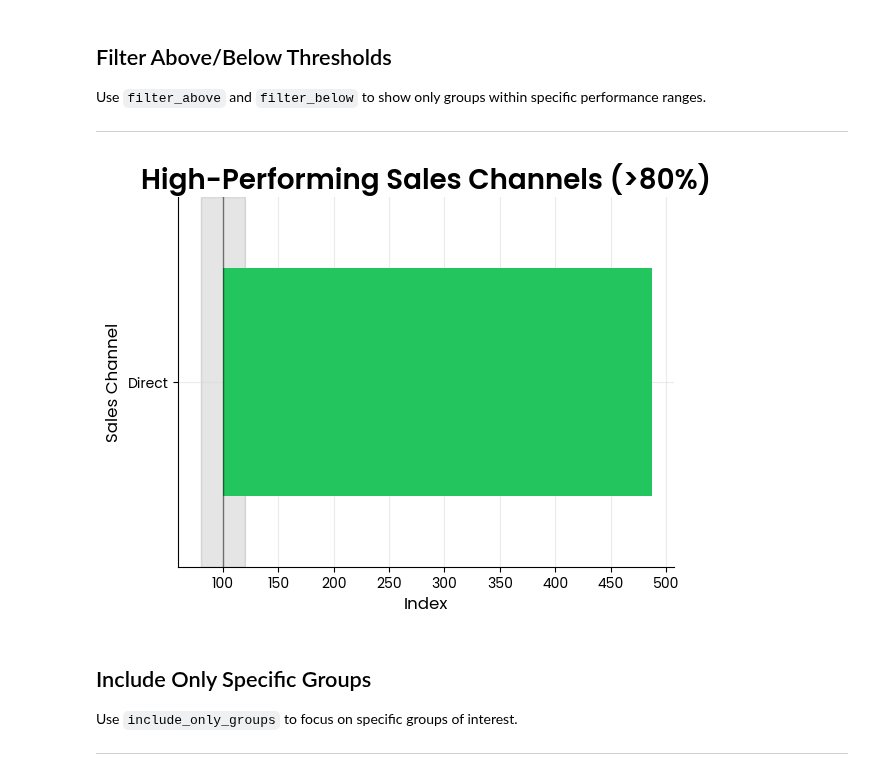
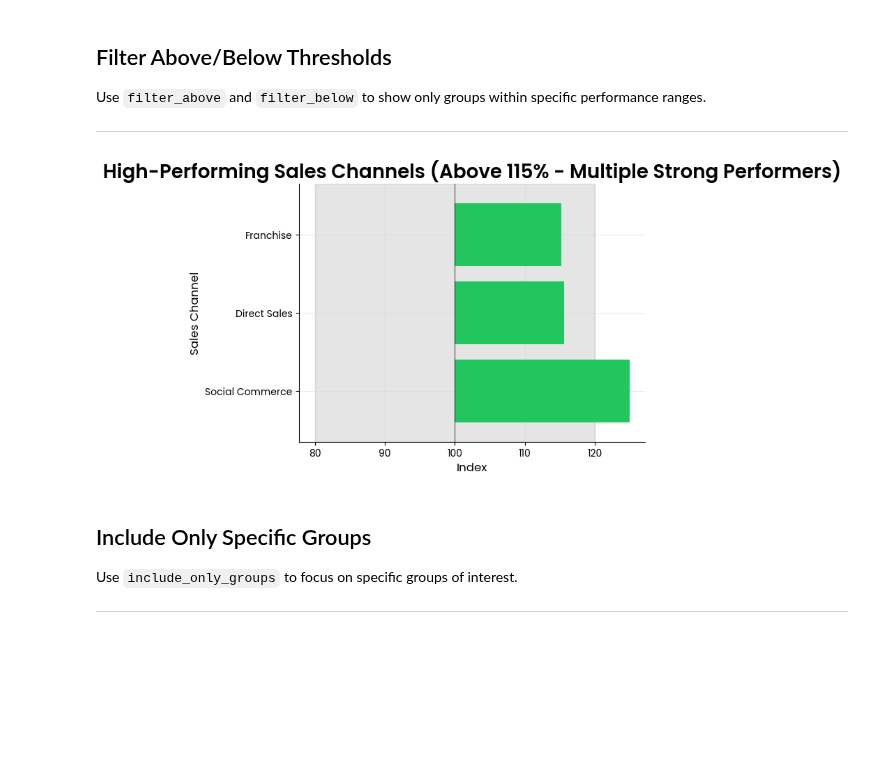
Before and after one commit to Data-Simply/pyretailscience, a Jupyter notebook: docs/gallery/plots/index_plot.ipynb, the cells around one changed output. Cells and saved outputs as stored; diff of their text form; code cells hidden in the pictures; blank space fills up the shorter version.

```diff
--- a/docs/gallery/plots/index_plot.ipynb
+++ b/docs/gallery/plots/index_plot.ipynb
@@ -266,29 +266,52 @@ plt.show()
 Use `filter_above` and `filter_below` to show only groups within specific performance ranges.
 
 ---
-# %%
-rng = np.random.default_rng(42)
-threshold_data = pd.DataFrame(
-    {
-        "product_category": ["Electronics", "Apparel", "Home", "Sports", "Beauty"] * 15,
-        "sales_channel": ["Direct", "Partner", "Online", "Retail", "Wholesale"] * 15,
-        "performance_metric": rng.uniform(5, 25, 75),
-    },
-)
-
-index.plot(
-    threshold_data,
-    value_col="performance_metric",
-    group_col="sales_channel",
-    index_col="product_category",
-    value_to_index="Electronics",
-    filter_above=80,
-    title="High-Performing Sales Channels (>80%)",
-    y_label="Sales Channel",
-)
-plt.show()
-# %% [output]
-[figure, removed]
+# %%
+# Create strategic data to ensure multiple visually interesting bars outside gray area
+rng = np.random.default_rng(42)
+# fmt: off
+threshold_data = pd.DataFrame(
+    {
+        "product_category": ["Electronics", "Apparel", "Home", "Sports", "Beauty"] * 20,
+        "sales_channel": [
+            "Direct Sales", "Partner Network", "E-commerce", "Retail Stores",
+            "Wholesale", "Franchise", "Mobile App", "Social Commerce",
+        ] * 12 + ["Direct Sales", "Partner Network", "E-commerce", "Retail Stores"] * 1,
+        "performance_metric": (
+            # Electronics (baseline) - moderate consistent performance
+            [50, 50, 50, 50, 50, 50, 50, 50] * 2 + [50, 50, 50, 50]
+            +
+            # Apparel - significantly higher in digital channels
+            [75, 60, 120, 55, 45, 70, 110, 80] * 2 + [73, 62, 118, 57]
+            +
+            # Home - very strong e-commerce and mobile performance
+            [85, 65, 140, 60, 50, 80, 135, 90] * 2 + [83, 67, 138, 62]
+            +
+            # Sports - excellent digital presence
+            [90, 70, 130, 65, 55, 85, 125, 95] * 2 + [88, 72, 128, 67]
+            +
+            # Beauty - outstanding mobile and e-commerce performance
+            [80, 60, 150, 55, 45, 75, 145, 85] * 2 + [78, 62, 148, 57]
+        ),
+    },
+)
+# fmt: on
+
+index.plot(
+    threshold_data,
+    value_col="performance_metric",
+    group_col="sales_channel",
+    index_col="product_category",
+    value_to_index="Electronics",
+    filter_above=15,
+    sort_by="value",
+    sort_order="descending",
+    title="High-Performing Sales Channels (Above 115% - Multiple Strong Performers)",
+    y_label="Sales Channel",
+)
+plt.show()
+# %% [output]
+[figure, added]
 # %% [markdown]
 ## Include Only Specific Groups
 
```
Also changed, not shown: parts of 1 cell of this notebook, 1 other file.
